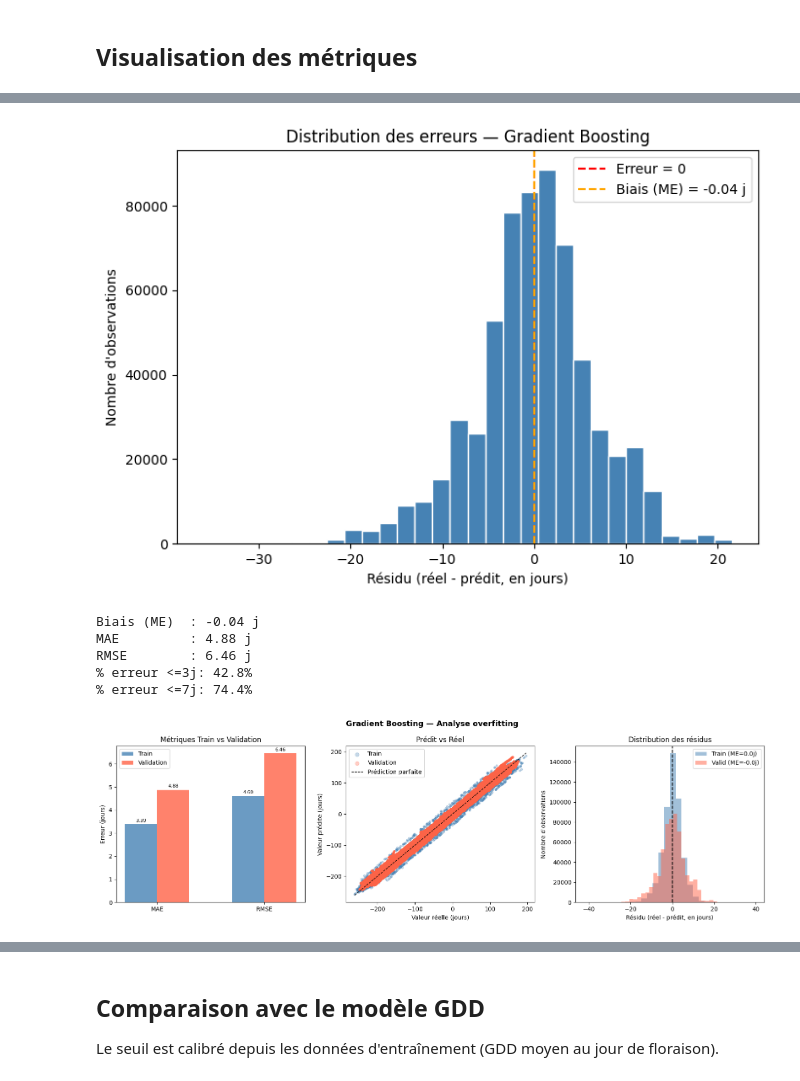
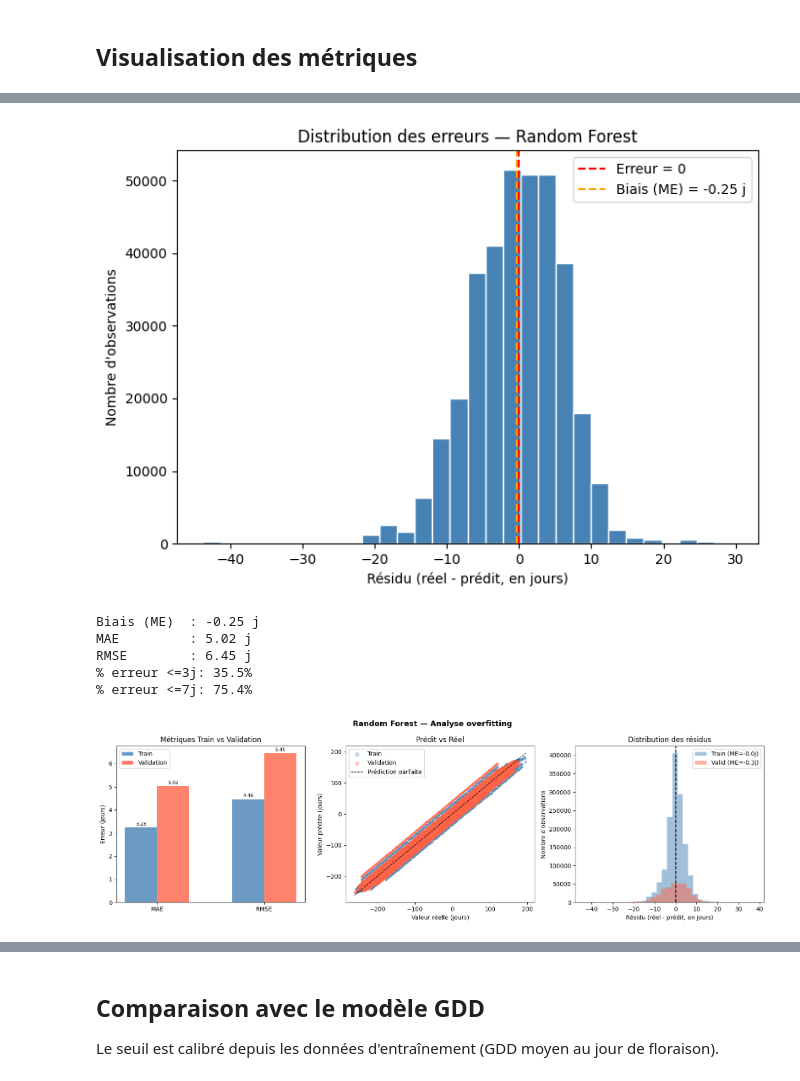
Before and after one commit to gerard-loic/floracle, a Jupyter notebook: notebooks/D.entrainement-et-evaluation.ipynb, the cells around one changed output, grey strips where cells are left out. Drawn from its saved outputs; the diff is of its cells as text; code cells hidden in the pictures.

```diff
--- a/notebooks/D.entrainement-et-evaluation.ipynb
+++ b/notebooks/D.entrainement-et-evaluation.ipynb
@@ -312,10 +310,22 @@ Meilleur score: -33.784059287348086
 #Fonctions pour validations croisées
 
 def vc_lasso(X_train, X_valid, y_train, y_valid):
-    lasso_cv = LassoCV(alphas=None, cv=5, max_iter=1000)
-    lasso_cv.fit(X_train, y_train)
+    # LassoCV doit tourner sur des données normalisées
+    scaler = StandardScaler()
+    X_train_scaled = scaler.fit_transform(X_train)
+    lasso_cv = LassoCV(alphas=100, cv=5, max_iter=10000)
+    lasso_cv.fit(X_train_scaled, y_train)
     print(f"Meilleur alpha: {lasso_cv.alpha_}")
     return lasso_cv.alpha_
+
+def vc_elasticnet(X_train, X_valid, y_train, y_valid):
+    # ElasticNetCV doit aussi tourner sur des données normalisées
+    scaler = StandardScaler()
+    X_train_scaled = scaler.fit_transform(X_train)
+    en_cv = ElasticNetCV(alphas=100, l1_ratio=[0.1, 0.3, 0.5, 0.7, 0.9], cv=5, max_iter=10000)
+    en_cv.fit(X_train_scaled, y_train)
+    print(f"Meilleur alpha: {en_cv.alpha_}, meilleur l1_ratio: {en_cv.l1_ratio_}")
+    return en_cv.alpha_, en_cv.l1_ratio_
 
 def vc_ridge(X_train, X_valid, y_train, y_valid):
     ridge_cv = RidgeCV(alphas=[0.1, 1.0, 10.0, 100.0], cv=5)
@@ -345,14 +355,15 @@ modeles = {
         'normalisation' : True,
         'vc' :  vc_lasso,
         'vcArg' : 'alpha',
-        'arguments' : {'alpha' : 1.0, 'max_iter' : 1000},
+        'arguments' : {'alpha' : 1.0, 'max_iter' : 10000},
         'filename' : 'regressionpenalisee_l1.pkl'
     },
     'Régression pénalisée ElasticNet' : {
         'model' : ElasticNet,
         'normalisation' : True,
-        'vc' : None,
-        'arguments' : {'alpha' : 1.0, 'l1_ratio' : 0.5, 'max_iter' : 1000},
+        'vc' : vc_elasticnet,
+        'vcArg' : ('alpha', 'l1_ratio'),
+        'arguments' : {'alpha' : 1.0, 'l1_ratio' : 0.5, 'max_iter' : 10000},
         'filename' : 'regressionpenalisee_elastic.pkl'
     },
     'KNN' : {
@@ -423,12 +434,18 @@ def train_modele(modeleName, modelConfig, X_train, X_valid, y_train, y_valid, tr
     #Validation croisée
     if modelConfig["vc"]:
         print("Validation croisée !")
-        a = modelConfig["vc"](X_train, X_valid, y_train, y_valid)
-        modelConfig["arguments"][modelConfig["vcArg"]] = a
+        result = modelConfig["vc"](X_train, X_valid, y_train, y_valid)
+        vcArg = modelConfig["vcArg"]
+        # Supporte un seul argument ou un tuple d'arguments
+        if isinstance(vcArg, tuple):
+            for key, val in zip(vcArg, result):
+                modelConfig["arguments"][key] = val
+        else:
+            modelConfig["arguments"][vcArg] = result
 
     print(modelConfig["arguments"])
 
-    #Creation du pipeline -> on intègre la normalisation des données
+    #Normalisation
     steps = []
     if modelConfig["normalisation"]:
         steps.append(('scaler', StandardScaler()))
@@ -632,43 +632,42 @@ plt.tight_layout()
 # %%
-# Distribution des erreurs — Gradient Boosting
+# Distribution des erreurs — RandomForest
 import pickle
 
-with open('../models/gradientboosting.pkl', 'rb') as f:
+with open('../models/randomforest.pkl', 'rb') as f:
     pipeline_gb = pickle.load(f)
 
 y_pred_gb = pipeline_gb.predict(X_valid)
 residus = y_valid - y_pred_gb
 
 fig, ax = plt.subplots(figsize=(7, 5))
 
 # Histogramme des résidus
 ax.hist(residus, bins=30, edgecolor='white', color='steelblue')
 ax.axvline(0, color='red', linestyle='--', label='Erreur = 0')
 ax.axvline(residus.mean(), color='orange', linestyle='--', label=f'Biais (ME) = {residus.mean():.2f} j')
 ax.set_xlabel('Résidu (réel - prédit, en jours)')
 ax.set_ylabel("Nombre d'observations")
-ax.set_title('Distribution des erreurs — Gradient Boosting')
+ax.set_title('Distribution des erreurs — Random Forest')
 ax.legend()
 
 
 plt.tight_layout()
 plt.show()
 
 print(f"Biais (ME)  : {residus.mean():.2f} j")
 print(f"MAE         : {residus.abs().mean():.2f} j")
 print(f"RMSE        : {(residus**2).mean()**0.5:.2f} j")
 print(f"% erreur <=3j: {(residus.abs() <= 3).mean()*100:.1f}%")
 print(f"% erreur <=7j: {(residus.abs() <= 7).mean()*100:.1f}%")
 # %% [output]
-[figure, old version]
+[figure, new version]
-Biais (ME)  : -0.04 j
-MAE         : 4.88 j
-RMSE        : 6.46 j
-% erreur <=3j: 42.8%
-% erreur <=7j: 74.4%
+Biais (ME)  : -0.25 j
+MAE         : 5.02 j
+RMSE        : 6.45 j
+% erreur <=3j: 35.5%
+% erreur <=7j: 75.4%
 # %%
-# Overfitting — Gradient Boosting : train vs validation
-# pipeline_gb chargé dans la cellule précédente
+# Overfitting — Random Forest : train vs validation
 
 from sklearn.metrics import mean_absolute_error, mean_squared_error
 import numpy as np
@@ -683,7 +682,7 @@ rmse_valid = np.sqrt(mean_squared_error(y_valid, y_pred_valid_gb))
 
 fig, axes = plt.subplots(1, 3, figsize=(16, 5))
 
-# --- Graphique 1 : Métriques train vs valid ---
+# Graphique 1 : Métriques train vs valid
 x = [0, 1]
 width = 0.3
 axes[0].bar([0 - width/2, 1 - width/2], [mae_train, rmse_train], width=width, label="Train", color="steelblue", alpha=0.8)
@@ -698,7 +697,7 @@ for v, x_pos in zip([mae_train, rmse_train], [0 - width/2, 1 - width/2]):
 for v, x_pos in zip([mae_valid, rmse_valid], [0 + width/2, 1 + width/2]):
     axes[0].text(x_pos, v + 0.1, f"{v:.2f}", ha="center", fontsize=8)
 
-# --- Graphique 2 : Prédit vs Réel ---
+# Graphique 2 : Prédit vs Réel
 axes[1].scatter(y_train, y_pred_train_gb, alpha=0.3, s=10, color="steelblue", label="Train")
 axes[1].scatter(y_valid, y_pred_valid_gb, alpha=0.3, s=10, color="tomato", label="Validation")
 lims = [min(y_train.min(), y_valid.min()), max(y_train.max(), y_valid.max())]
@@ -708,7 +707,7 @@ axes[1].set_ylabel("Valeur prédite (jours)")
 axes[1].set_title("Prédit vs Réel")
 axes[1].legend(markerscale=2)
 
-# --- Graphique 3 : Distribution des résidus train vs valid ---
+# Graphique 3 : Distribution des résidus train vs valid
 residus_train = y_train - y_pred_train_gb
 residus_valid = y_valid - y_pred_valid_gb
 axes[2].hist(residus_train, bins=30, alpha=0.5, color="steelblue", label=f"Train (ME={residus_train.mean():.1f}j)")
@@ -719,8 +718,8 @@ axes[2].set_ylabel("Nombre d'observations")
 axes[2].set_title("Distribution des résidus")
 axes[2].legend()
 
-plt.suptitle("Gradient Boosting — Analyse overfitting", fontsize=13, fontweight="bold")
+plt.suptitle("Random Forest — Analyse overfitting", fontsize=13, fontweight="bold")
 plt.tight_layout()
 plt.show()
 # %% [output]
-[figure, old version]
+[figure, new version]
```
Also changed, not shown: parts of 14 cells of this notebook, 4 other files.
